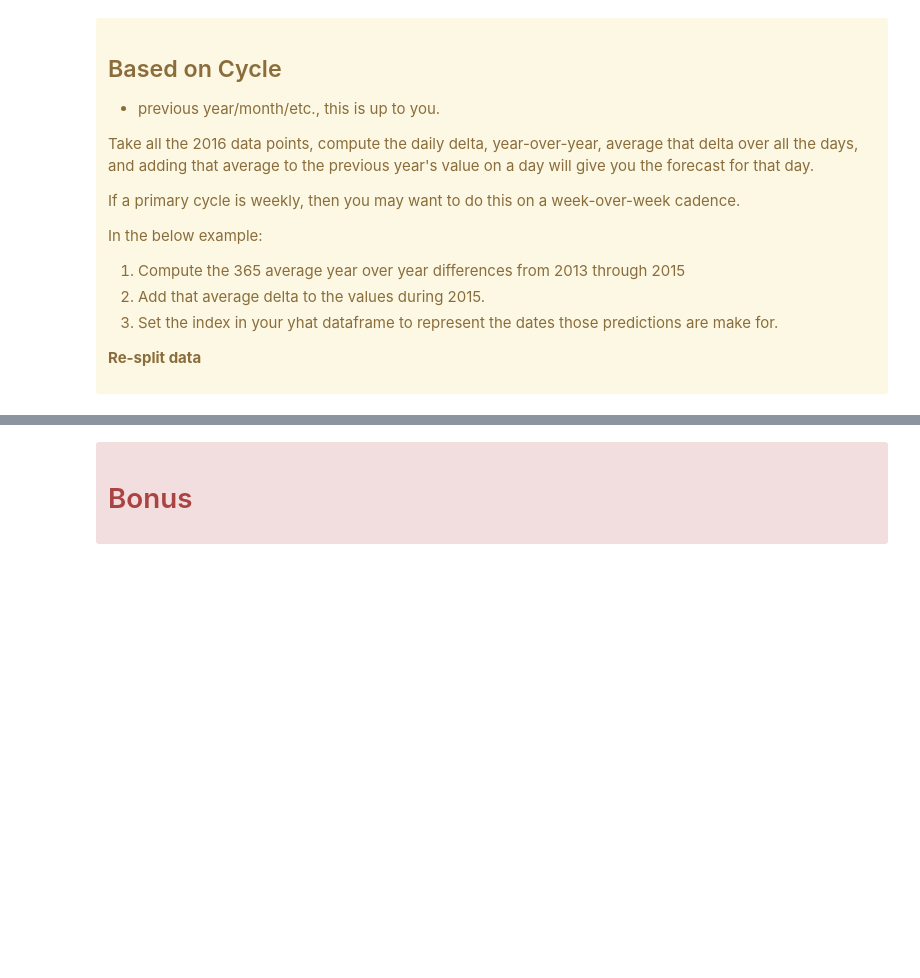
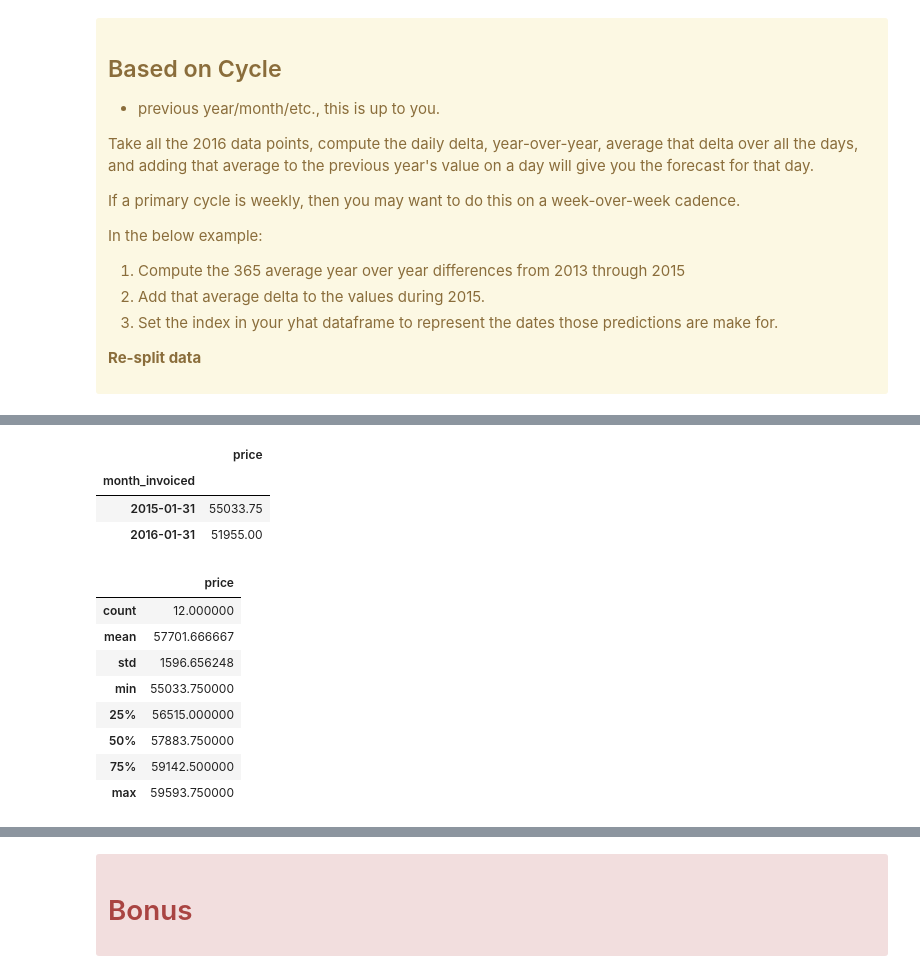
Before and after one commit to QMCBT-JustinEvans/time-series-exercises, a Jupyter notebook: 05_model.ipynb, the cells around one changed output, grey strips where cells are left out. Cells and saved outputs as stored; diff of their text form; code cells hidden in the pictures; blank space fills up the shorter version.

```diff
--- a/05_model.ipynb
+++ b/05_model.ipynb
@@ -923,0 +892,2 @@ train.head()
+# %%
+df = df.resample('M')[['price']].sum()
@@ -923,0 +931,6 @@ train.head()
+# %%
+# finding the year-over-year difference for each day from 2013 to 2015
+# taking the mean, and then adding that value to the daily 2015 values.
+
+# find your difference from 2013-2014 and 2014-2015, take the mean, and add to each value in 2015.
+yhat_df = train['2015'] + train.diff(12).mean()
@@ -923,0 +970,26 @@ train.head()
+# %%
+# let's peek into the prediction we will make for 1/1/2016
+# by comparing the predicted value
+# (2015 value + year-over-year average difference)
+# to the actual 1/1/2016 value
+pd.concat([yhat_df.head(1), validate.head(1)])
+# %% [output]
+|  | price |
+| month_invoiced |  |
+| 2015-01-31 | 55033.75 |
+| 2016-01-31 | 51955.00 |
+# %%
+# set yhat_df to index of validate
+yhat_df.index = validate.index
+# %%
+yhat_df.describe()
+# %% [output]
+|  | price |
+| count | 12.000000 |
+| mean | 57701.666667 |
+| std | 1596.656248 |
+| min | 55033.750000 |
+| 25% | 56515.000000 |
+| 50% | 57883.750000 |
+| 75% | 59142.500000 |
+| max | 59593.750000 |
```
Also changed, not shown: parts of 87 cells of this notebook.
